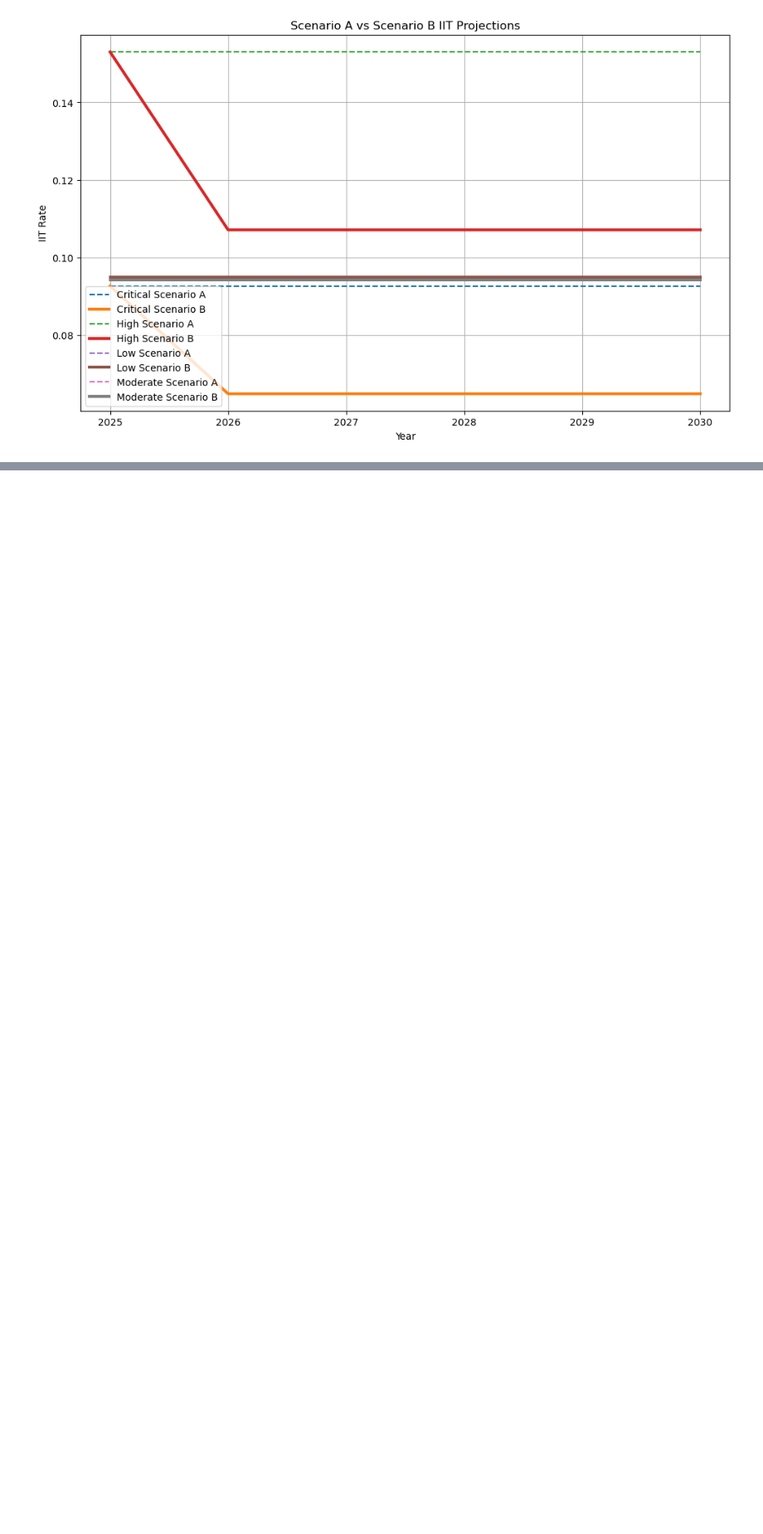
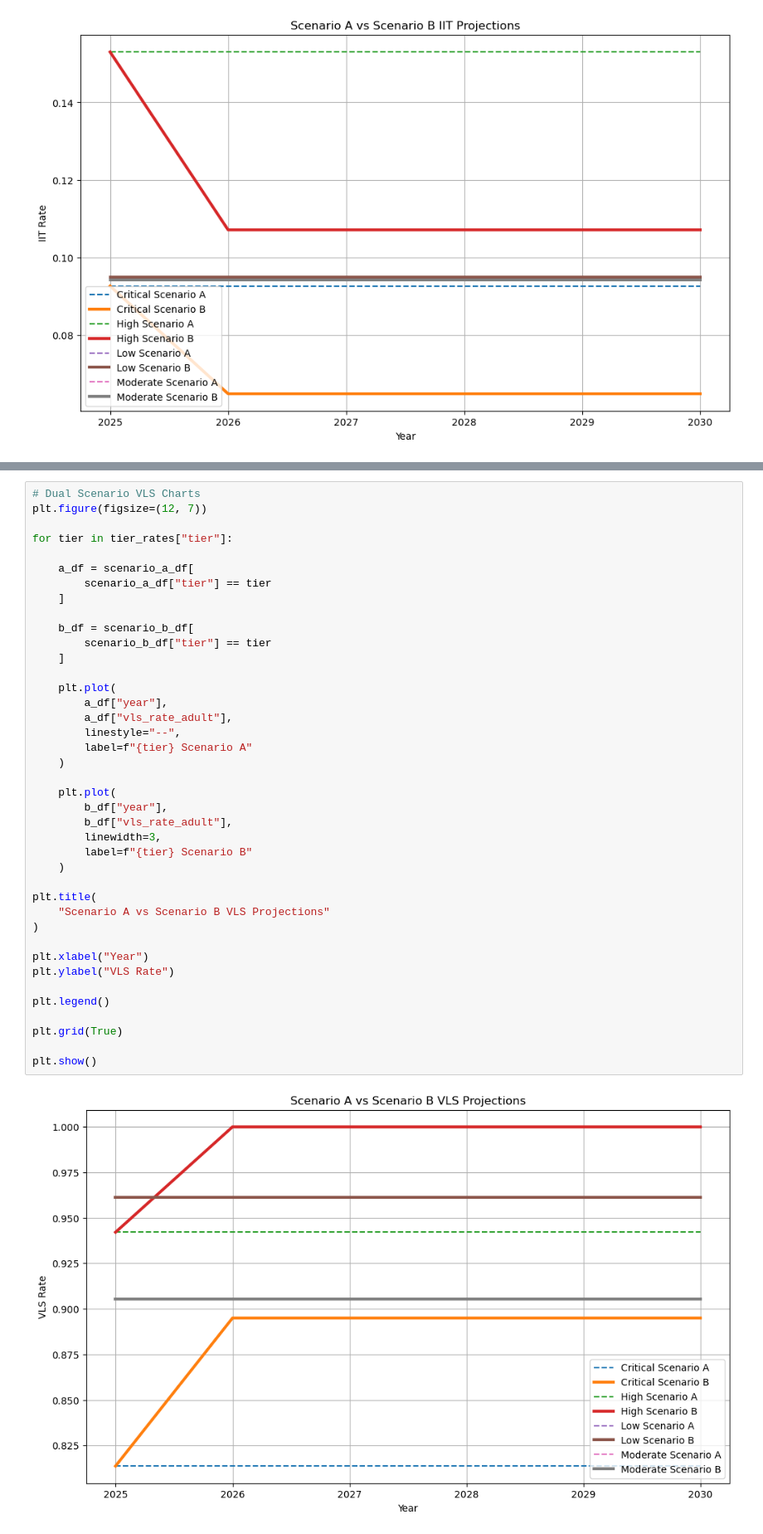
Before and after one commit to Daniellamuli/Phase-5-HIV-Care-Gap-AI, a Jupyter notebook: notebooks/07_model_3_projection.ipynb, the cells around one changed output, grey strips where cells are left out. Shown at 83% size. Cells and saved outputs as stored; diff of their text form; blank space fills up the shorter version.

Commit message:
feat:implement model 3 projection scenarios and county comparision analysis

```diff
--- a/notebooks/07_model_3_projection.ipynb
+++ b/notebooks/07_model_3_projection.ipynb
@@ -567,3 +525,45 @@ plt.show()
+# %%
+# Dual Scenario VLS Charts
+plt.figure(figsize=(12, 7))
+
+for tier in tier_rates["tier"]:
+
+    a_df = scenario_a_df[
+        scenario_a_df["tier"] == tier
+    ]
+
+    b_df = scenario_b_df[
+        scenario_b_df["tier"] == tier
+    ]
+
+    plt.plot(
+        a_df["year"],
+        a_df["vls_rate_adult"],
+        linestyle="--",
+        label=f"{tier} Scenario A"
+    )
+
+    plt.plot(
+        b_df["year"],
+        b_df["vls_rate_adult"],
+        linewidth=3,
+        label=f"{tier} Scenario B"
+    )
+
+plt.title(
+    "Scenario A vs Scenario B VLS Projections"
+)
+
+plt.xlabel("Year")
+plt.ylabel("VLS Rate")
+
+plt.legend()
+
+plt.grid(True)
+
+plt.show()
+# %% [output]
+[figure, added]
 # %%
 #Final Validation
 print(df.shape)
```
Also changed, not shown: parts of 1 cell of this notebook.
